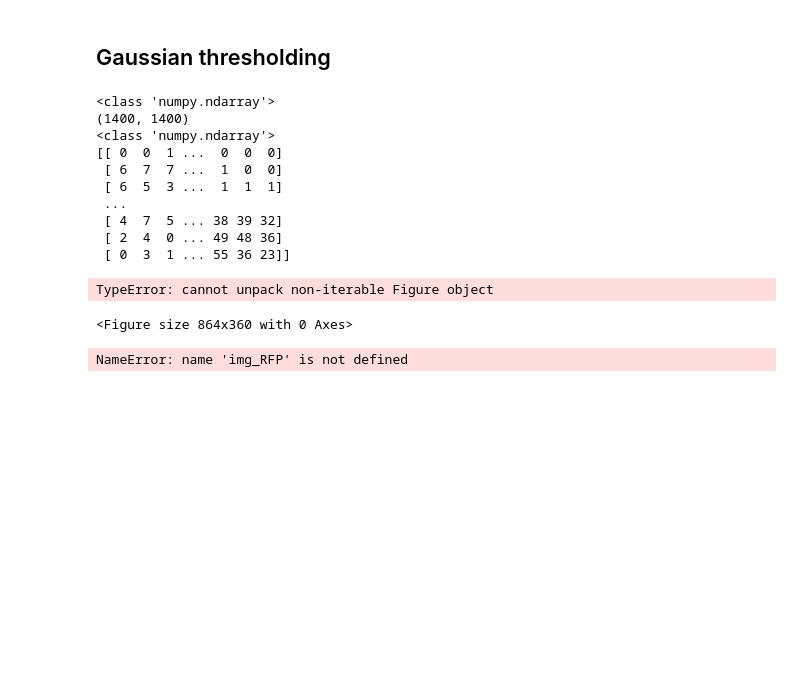
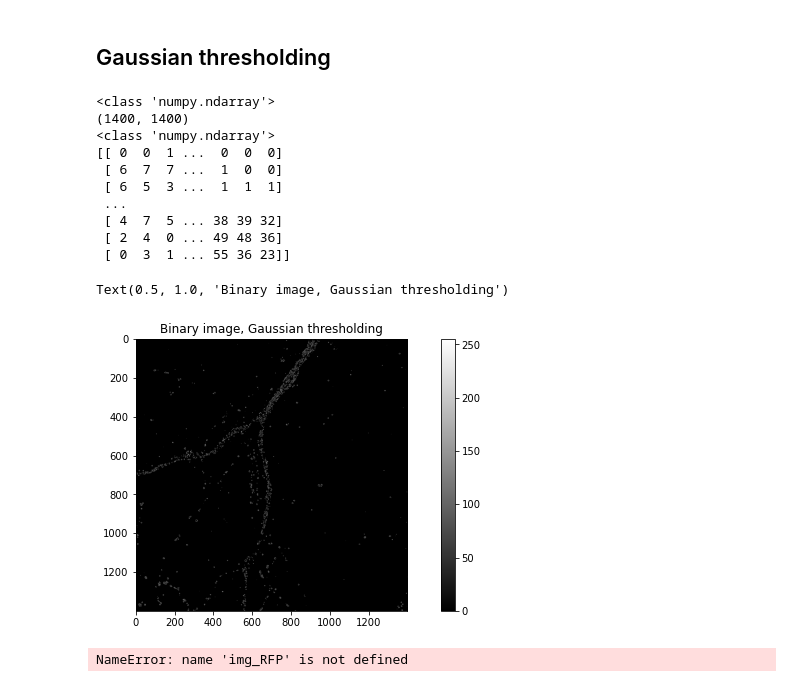
Before and after one commit to leonardocattarin/NeuronConnectivity, a Jupyter notebook: Microscopy_analysis.ipynb, the cells around one changed output. Saved outputs shown, nothing was run; the diff lists cells and outputs as text; code cells hidden in the pictures; blank space fills up the shorter version.

```diff
--- a/Microscopy_analysis.ipynb
+++ b/Microscopy_analysis.ipynb
@@ -76,39 +76,39 @@ CY5 max camera value, layer  15 : 23
 # %%
 #test_img = cv_img_1_str_RFP[ii]
 #img = cv.cvtColor(test_img, cv.COLOR_BGR2GRAY)
 
 print(type(cv_img_1_str_RFP[ii]))
 print(cv_img_1_str_RFP[ii].shape)
 
 test_img = np.array(cv_img_1_str_RFP[ii],dtype='uint8')
 
 print(type(test_img))
 print(test_img)
 
 
-blockSize = 11
-C = 2
+blockSize = 9
+C = -70
 th3 = cv.adaptiveThreshold(test_img, np.amax(test_img), cv.ADAPTIVE_THRESH_GAUSSIAN_C,cv.THRESH_BINARY,blockSize,C)
 
 
-fig, ax = plt.figure()
-pos1 = ax.imshow(test_img, cmap="gray")
-fig.colorbar(pos1, ax=ax1)
-ax.set_title("RFP")
+fig= plt.figure()
+ax = fig.gca()
+pos = ax.imshow(th3, cmap="gray")
+fig.colorbar(pos, ax=ax)
 plt.title("Binary image, Gaussian thresholding")
 # %% [output]
 <class 'numpy.ndarray'>
 (1400, 1400)
 <class 'numpy.ndarray'>
 [[ 0  0  1 ...  0  0  0]
  [ 6  7  7 ...  1  0  0]
  [ 6  5  3 ...  1  1  1]
  ...
  [ 4  7  5 ... 38 39 32]
  [ 2  4  0 ... 49 48 36]
  [ 0  3  1 ... 55 36 23]]
-TypeError: cannot unpack non-iterable Figure object
+Text(0.5, 1.0, 'Binary image, Gaussian thresholding')
-<Figure size 864x360 with 0 Axes>
+[figure, added]
 # %%
 #get background
 background_RFP = img_RFP[1000, 1000]
```
Also changed, not shown: parts of 1 cell of this notebook.
